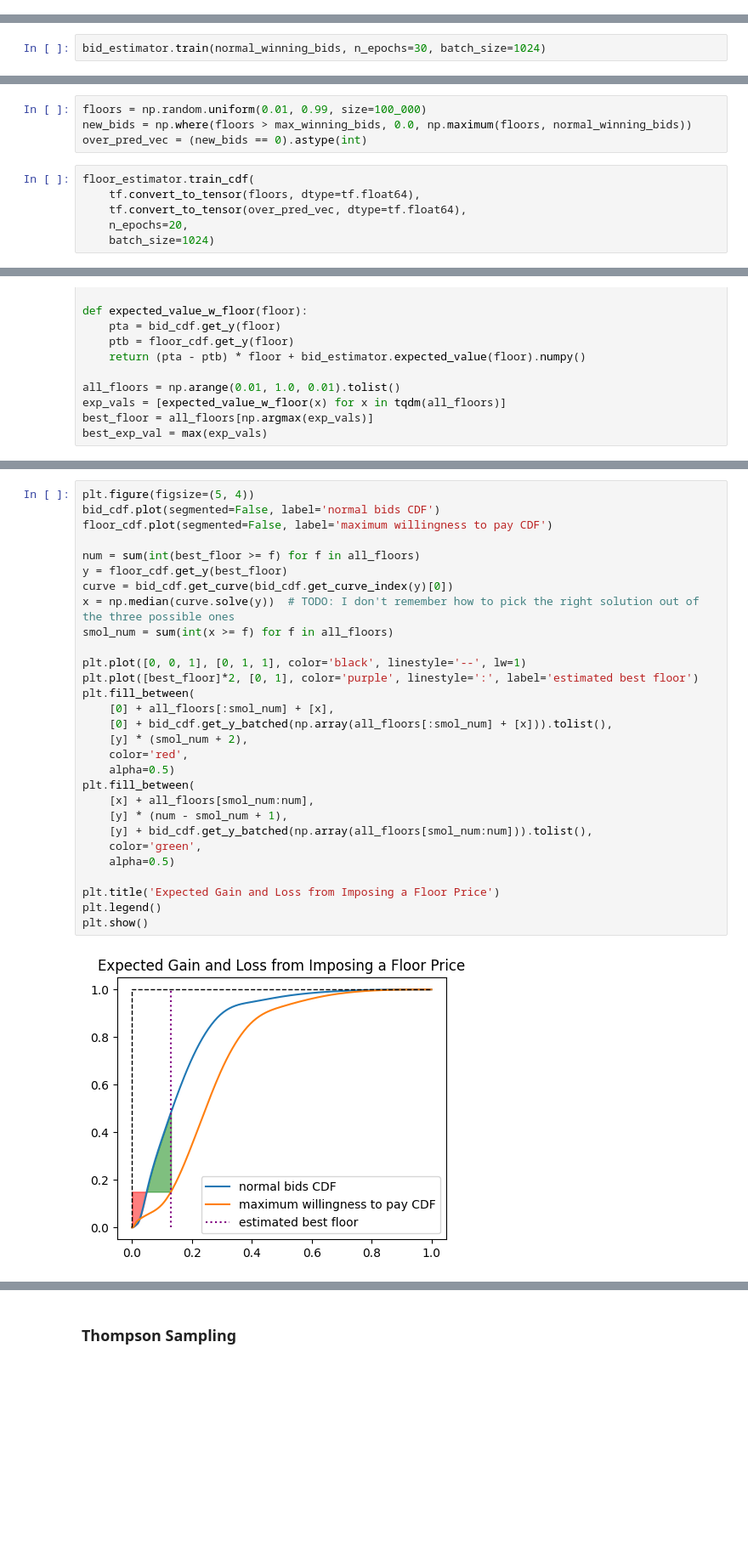
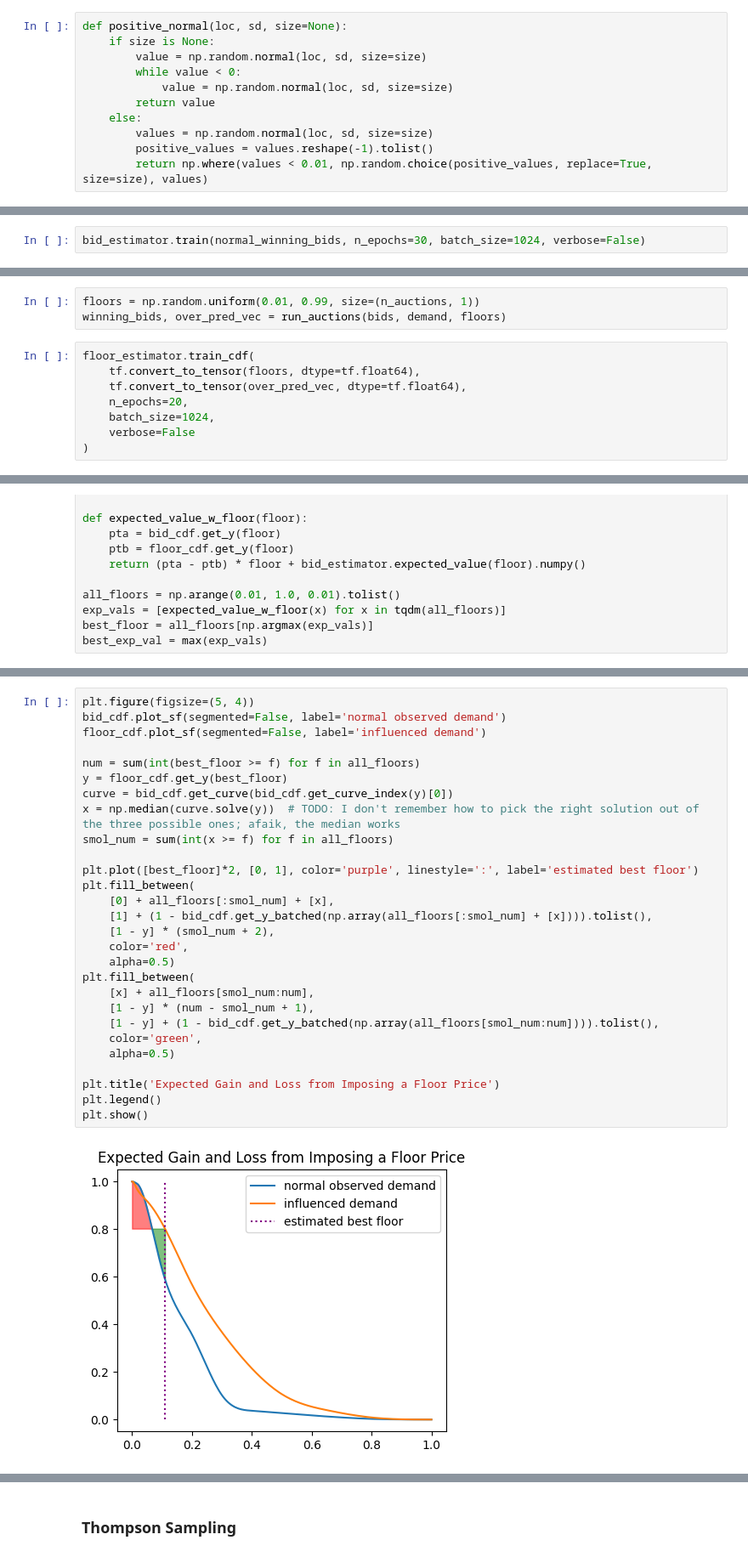
Before and after one commit to landonwork/spline_filter, a Jupyter notebook: dev.ipynb, the cells around one changed output, grey strips where cells are left out. Shown at 85% size. Drawn from its saved outputs; the diff is of its cells as text; blank space fills up the shorter version.

```diff
--- a/dev.ipynb
+++ b/dev.ipynb
@@ -121,0 +143,11 @@ estimator.get_cdf_spline().plot()
+# %%
+def positive_normal(loc, sd, size=None):
+    if size is None:
+        value = np.random.normal(loc, sd, size=size)
+        while value < 0:
+            value = np.random.normal(loc, sd, size=size)
+        return value
+    else:
+        values = np.random.normal(loc, sd, size=size)
+        positive_values = values.reshape(-1).tolist()
+        return np.where(values < 0.01, np.random.choice(positive_values, replace=True, size=size), values)
@@ -202,2 +217,2 @@ bid_estimator.get_spline().plot()
 # %%
-bid_estimator.train(normal_winning_bids, n_epochs=30, batch_size=1024)
+bid_estimator.train(normal_winning_bids, n_epochs=30, batch_size=1024, verbose=False)
@@ -244,10 +229,11 @@ floor_estimator.get_spline().plot()
 # %%
-floors = np.random.uniform(0.01, 0.99, size=100_000)
-new_bids = np.where(floors > max_winning_bids, 0.0, np.maximum(floors, normal_winning_bids))
-over_pred_vec = (new_bids == 0).astype(int)
+floors = np.random.uniform(0.01, 0.99, size=(n_auctions, 1))
+winning_bids, over_pred_vec = run_auctions(bids, demand, floors)
 # %%
 floor_estimator.train_cdf(
     tf.convert_to_tensor(floors, dtype=tf.float64),
     tf.convert_to_tensor(over_pred_vec, dtype=tf.float64),
     n_epochs=20,
-    batch_size=1024)
+    batch_size=1024,
+    verbose=False
+)
@@ -365,34 +299,33 @@ best_floor, num, y, x, smol_num
 # %%
 plt.figure(figsize=(5, 4))
-bid_cdf.plot(segmented=False, label='normal bids CDF')
-floor_cdf.plot(segmented=False, label='maximum willingness to pay CDF')
+bid_cdf.plot_sf(segmented=False, label='normal observed demand')
+floor_cdf.plot_sf(segmented=False, label='influenced demand')
 
 num = sum(int(best_floor >= f) for f in all_floors)
 y = floor_cdf.get_y(best_floor)
 curve = bid_cdf.get_curve(bid_cdf.get_curve_index(y)[0])
-x = np.median(curve.solve(y))  # TODO: I don't remember how to pick the right solution out of the three possible ones
+x = np.median(curve.solve(y))  # TODO: I don't remember how to pick the right solution out of the three possible ones; afaik, the median works
 smol_num = sum(int(x >= f) for f in all_floors)
 
-plt.plot([0, 0, 1], [0, 1, 1], color='black', linestyle='--', lw=1)
 plt.plot([best_floor]*2, [0, 1], color='purple', linestyle=':', label='estimated best floor')
 plt.fill_between(
     [0] + all_floors[:smol_num] + [x],
-    [0] + bid_cdf.get_y_batched(np.array(all_floors[:smol_num] + [x])).tolist(),
-    [y] * (smol_num + 2),
+    [1] + (1 - bid_cdf.get_y_batched(np.array(all_floors[:smol_num] + [x]))).tolist(),
+    [1 - y] * (smol_num + 2),
     color='red',
     alpha=0.5)
 plt.fill_between(
     [x] + all_floors[smol_num:num],
-    [y] * (num - smol_num + 1),
-    [y] + bid_cdf.get_y_batched(np.array(all_floors[smol_num:num])).tolist(),
+    [1 - y] * (num - smol_num + 1),
+    [1 - y] + (1 - bid_cdf.get_y_batched(np.array(all_floors[smol_num:num]))).tolist(),
     color='green',
     alpha=0.5)
 
 plt.title('Expected Gain and Loss from Imposing a Floor Price')
 plt.legend()
 plt.show()
 # %% [output]
-[figure, old version]
+[figure, new version]
 # %%
 # bid_cdf = bid_estimator.get_cdf_spline()
 # floor_cdf = floor_estimator.get_cdf_spline()
```
Also changed, not shown: parts of 74 cells of this notebook, 4 other files.
